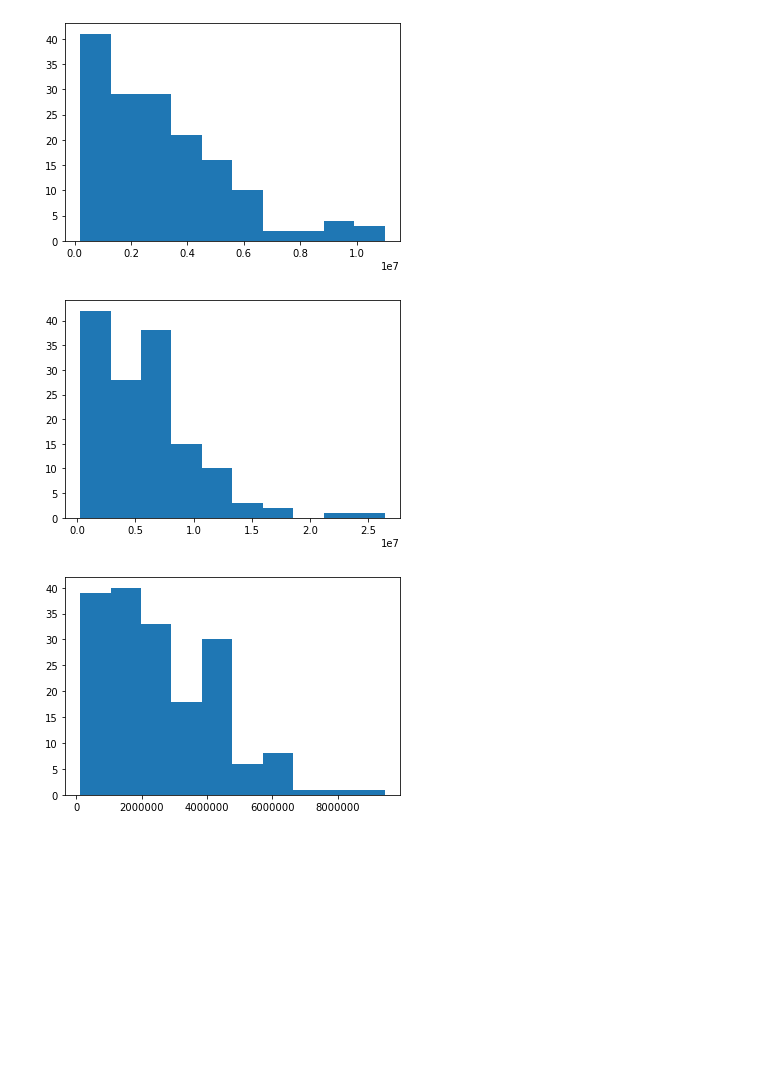
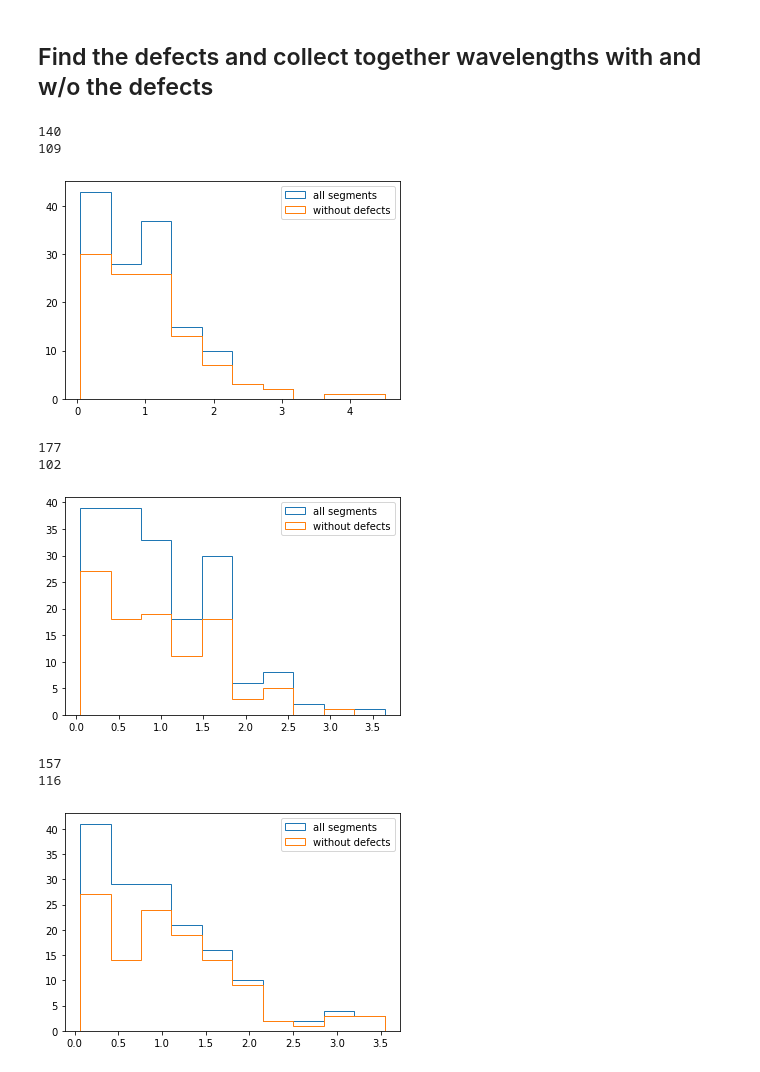
Before and after one commit to Irene-Li/kuramoto, a Jupyter notebook: data_processing.ipynb, the cells around one changed output. Saved outputs shown, nothing was run; the diff lists cells and outputs as text; code cells hidden in the pictures; blank space fills up the shorter version.

```diff
--- a/data_processing.ipynb
+++ b/data_processing.ipynb
@@ -72,7 +18,0 @@ for i in range(1, 10):
-# %%
-lengths = [[], [], []]
-for dataset in datasets:
-    p = dataset['phase']
-    l = dataset['length']
-    for (i, j) in enumerate([2, 6, 8]):
-        lengths[i].extend([x for (x, y) in zip(l, p) if y == j])
@@ -79,8 +39,26 @@ for dataset in datasets:
+# %% [markdown]
+## Find the defects and collect together wavelengths with and w/o the defects
+# %%
+find_defects(datasets)
+lengths, lengths_wo_defects = find_lengths(datasets)
 # %%
 for i in range(3):
-    plt.hist(lengths[i])
+    m = np.mean(lengths[i])
+    lengths[i] = np.array(lengths[i])/m
+    lengths_wo_defects[i] = np.array(lengths_wo_defects[i])/m
+    print(len(lengths[i]))
+    print(len(lengths_wo_defects[i]))
+    _, bins, _ = plt.hist(lengths[i], log=False, histtype='step', label='all segments')
+    plt.hist(lengths_wo_defects[i], log=False, bins=bins, histtype='step', label='without defects')
+    plt.legend()
     plt.show()
 # %% [output]
+140
+109
-[figure, old version]
+[figure, new version]
+177
+102
-[figure, old version]
+[figure, new version]
+157
+116
-[figure, old version]
+[figure, new version]
```
Also changed, not shown: parts of 6 cells of this notebook, 4 other files.
